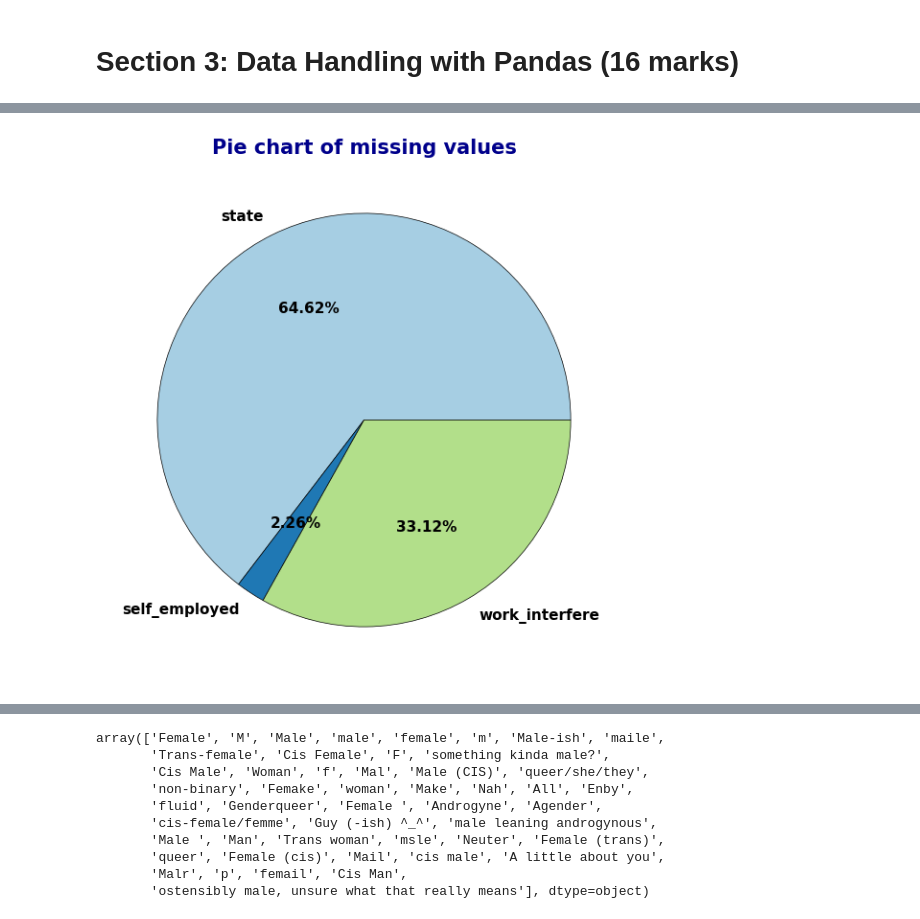
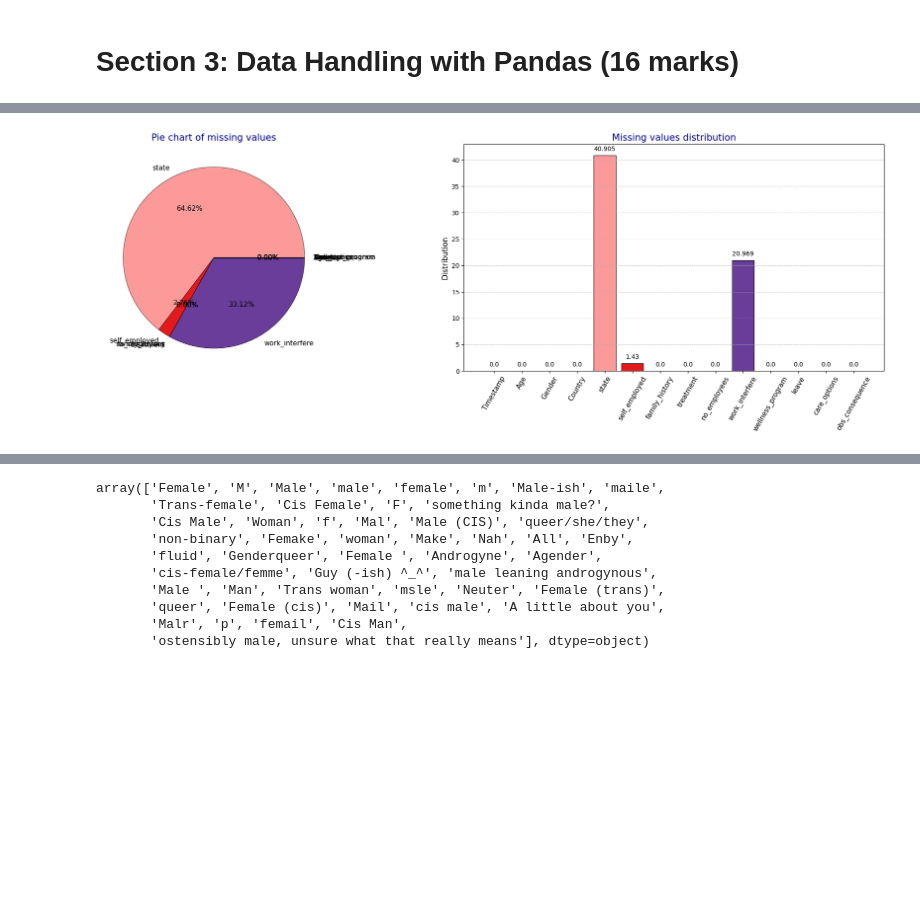
Before and after one commit to guavacoderepo/SOFT40161-COURSE-WORK, a Jupyter notebook: NTU_N1280799_SOFT40161_2.ipynb, the cells around one changed output, grey strips where cells are left out. Saved outputs shown, nothing was run; the diff lists cells and outputs as text; code cells hidden in the pictures; blank space fills up the shorter version.

```diff
--- a/NTU_N1280799_SOFT40161_2.ipynb
+++ b/NTU_N1280799_SOFT40161_2.ipynb
@@ -51,8 +51,8 @@ def evalute_miss_values(df:DataFrame):
     miss_values = dict()
     for col in df.columns:
         val = (df[col].isnull().sum()/len(df))*100
-        if val > 0:
-            miss_values[col] = val
+        # if val > 0:
+        miss_values[col] = val
 
     return miss_values
 
@@ -232,7 +248,15 @@ df.head(2)
 | 1 | 8/27/2014 11:29 | 44 | M | United States | IN | NaN | No | No | More than 1000 | ... |
 # %%
+fig, (ax1, ax2) = plt.subplots(1, 2)
+
+miss_values: dict = evalute_miss_values(df)
+
+# Bar chart distribution of missing values
+plot_bar_chart(miss_values.keys(), miss_values.values(), 'Missing values distribution', ax=ax2)
+plt.ylabel('Distribution', fontsize=12);
+
 # ploting a pie chat of missing values
-miss_values: dict = evalute_miss_values(df)
-plot_pie_chart(list(miss_values.values()), list(miss_values.keys()), 'Pie chart of missing values')
+plot_pie_chart(list(miss_values.values()), list(miss_values.keys()), 'Pie chart of missing values', ax=ax1)
+plt.tight_layout()
 # %% [output]
-[figure, old version]
+[figure, new version]
```
Also changed, not shown: parts of 30 cells of this notebook, 4 other files.
